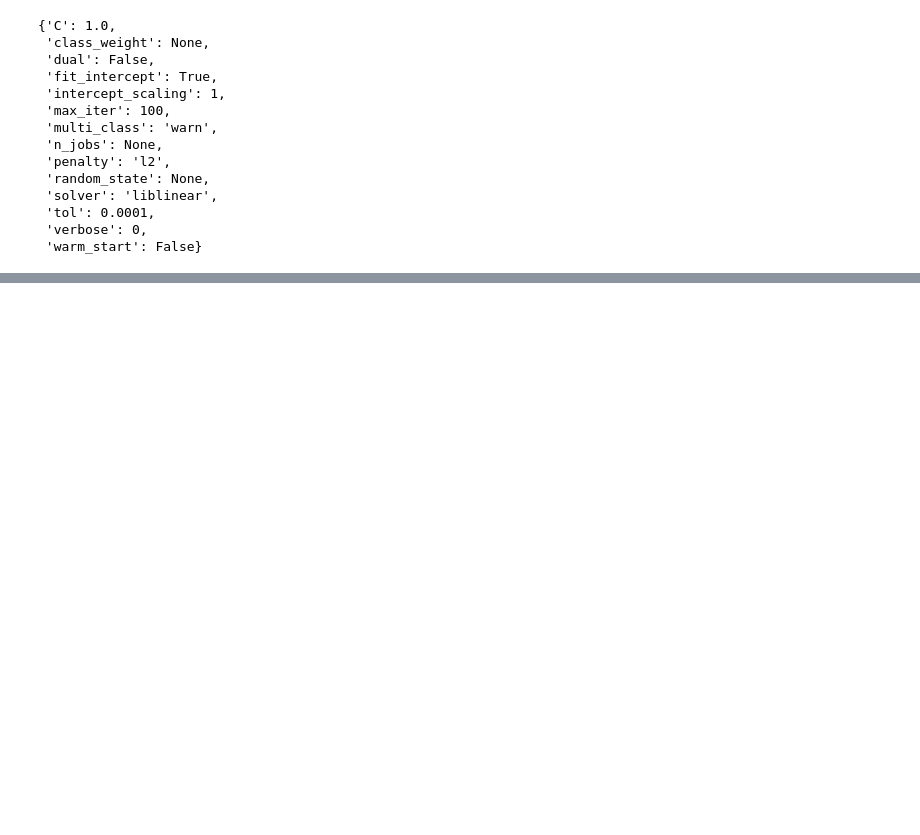
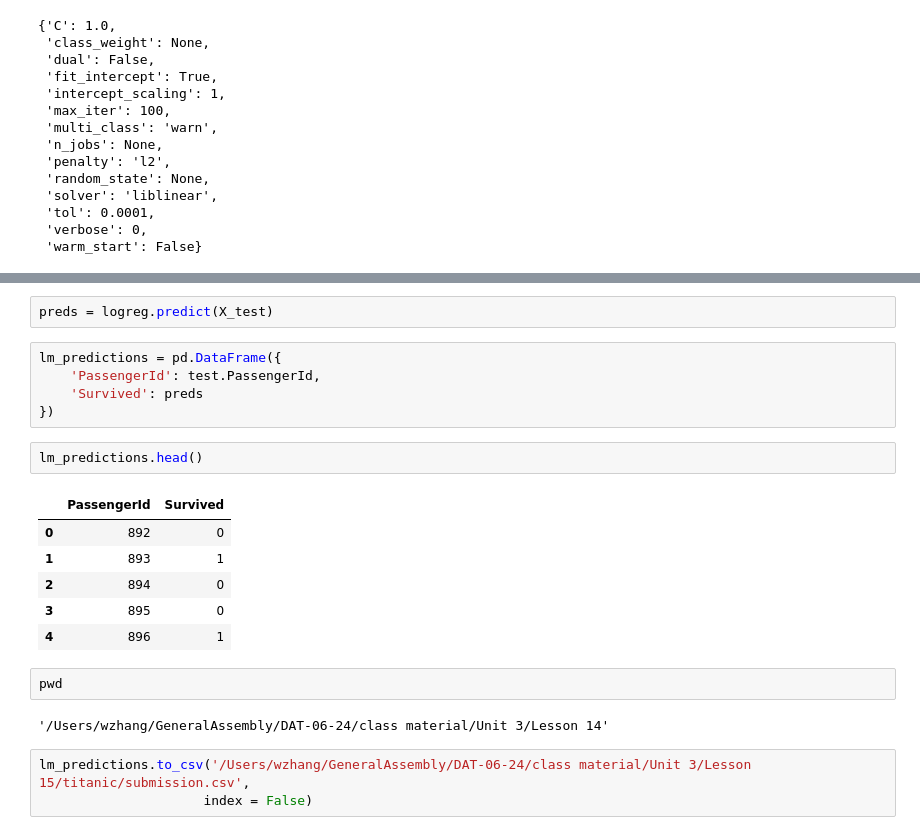
Before and after one commit to alphalex/DAT-06-24, a Jupyter notebook: class material/Unit 3/Lesson 14/Lesson 15 Classification .ipynb, the cells around one changed output, grey strips where cells are left out. Drawn from its saved outputs; the diff is of its cells as text; blank space fills up the shorter version.

Commit message:
lesson 15 pause update

```diff
--- a/class material/Unit 3/Lesson 14/Lesson 15 Classification .ipynb
+++ b/class material/Unit 3/Lesson 14/Lesson 15 Classification .ipynb
@@ -73,0 +217,23 @@ logreg.get_params()
+# %%
+preds = logreg.predict(X_test)
+# %%
+lm_predictions = pd.DataFrame({
+    'PassengerId': test.PassengerId,
+    'Survived': preds
+})
+# %%
+lm_predictions.head()
+# %% [output]
+|  | PassengerId | Survived |
+| 0 | 892 | 0 |
+| 1 | 893 | 1 |
+| 2 | 894 | 0 |
+| 3 | 895 | 0 |
+| 4 | 896 | 1 |
+# %%
+pwd
+# %% [output]
+'/Users/wzhang/GeneralAssembly/DAT-06-24/class material/Unit 3/Lesson 14'
+# %%
+lm_predictions.to_csv('/Users/wzhang/GeneralAssembly/DAT-06-24/class material/Unit 3/Lesson 15/titanic/submission.csv',
+                     index = False)
```
Also changed, not shown: parts of 13 cells of this notebook, 5 other files.
